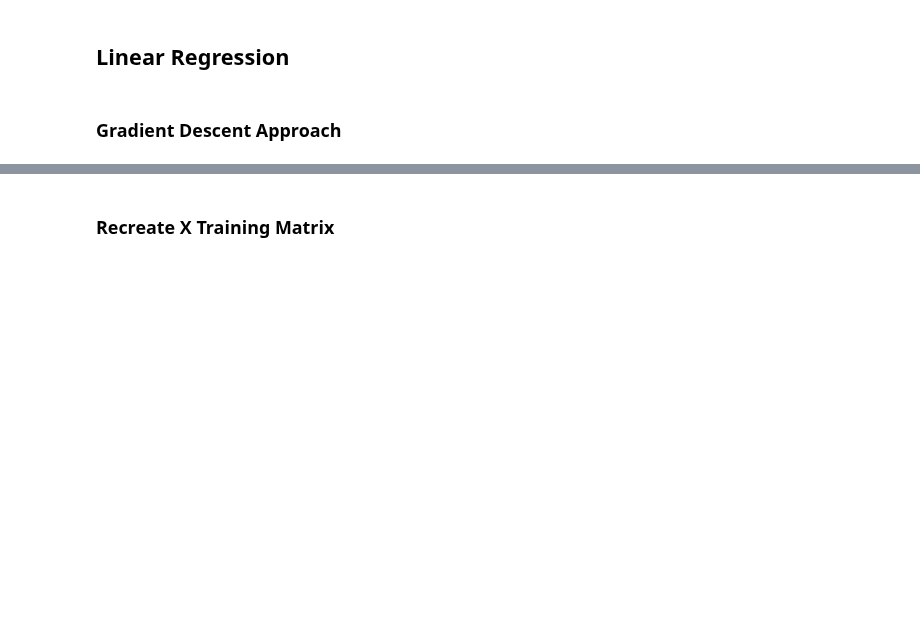
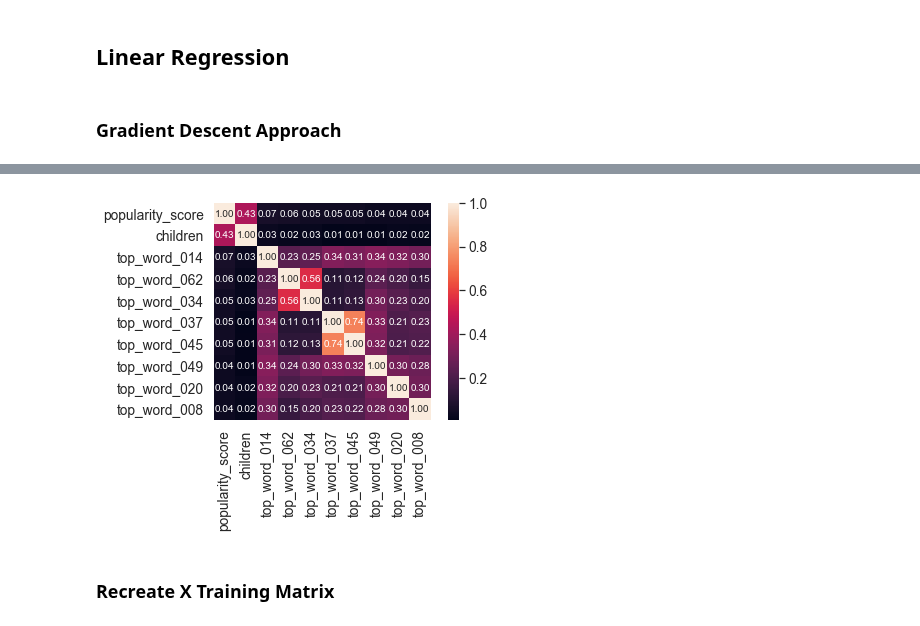
Before and after one commit to mattesko/COMP551-Projects, a Jupyter notebook: miniproject_1/data_exploration.ipynb, the cells around one changed output, grey strips where cells are left out. Saved outputs shown, nothing was run; the diff lists cells and outputs as text; code cells hidden in the pictures; blank space fills up the shorter version.

Commit message:
Print correlation matrix heat map
Correlation for top 10 features and popularity score

```diff
--- a/miniproject_1/data_exploration.ipynb
+++ b/miniproject_1/data_exploration.ipynb
@@ -71,7 +71,7 @@ def insert_top_words_count_to_data(data_list, top_words):
         top_words_count = get_top_words_count(example, top_words)
 
         for index_word, word in enumerate(top_words_count):
-            column_name = 'top_word_' + str(index_word + 1)
+            column_name = 'top_word_' + str(index_word + 1).zfill(3)
             result[index_example][column_name] = np.int32(top_words_count[index_word])
 
     return result
@@ -116,3 +116,5 @@ def delete_column_by_key(matrix, key):
         pass
 
     return result
+# %%
+X_train_df = pd.DataFrame(X_train)
@@ -119 +134,14 @@ def delete_column_by_key(matrix, key):
+# %%
+# Number of top correlated variables for heatmap
+import seaborn as sns
+import matplotlib.pyplot as plt
+
+nb_top_corr_values = 10
+cols = X_train_df.corr().nlargest(nb_top_corr_values, 'popularity_score')['popularity_score'].index
+cm = np.corrcoef(X_train_df[cols].values.T)
+sns.set(font_scale=1.25)
+hm = sns.heatmap(cm, cbar=True, annot=True, square=True, fmt='.2f', annot_kws={'size': 10}, yticklabels=cols.values, xticklabels=cols.values)
+plt.show();
+# %% [output]
+[figure, added]
 # %%
```
Also changed, not shown: parts of 2 cells of this notebook.
